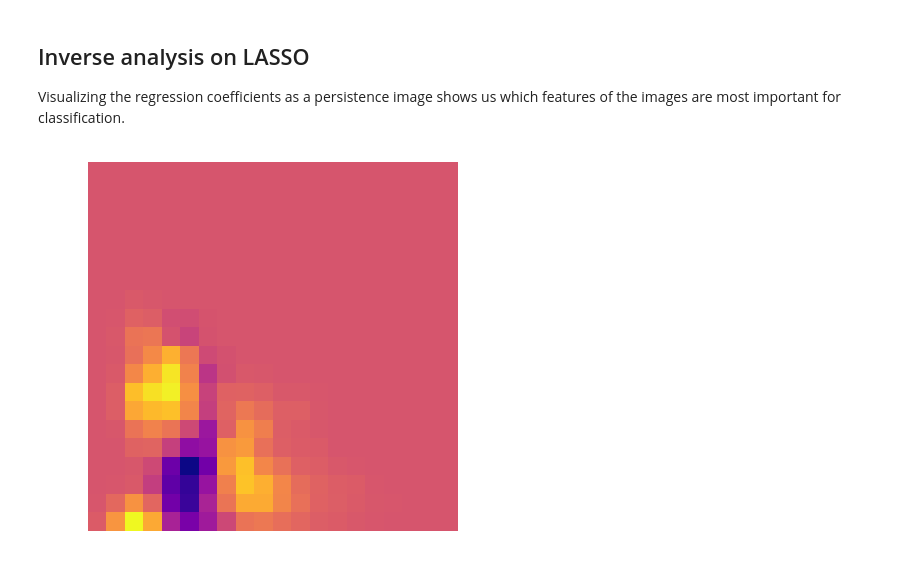
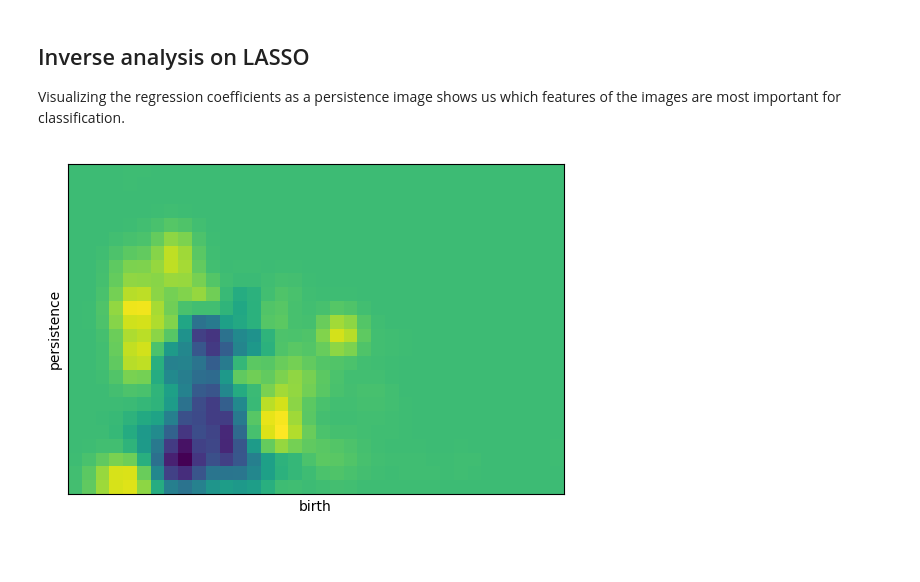
Before and after one commit to scikit-tda/persim, a Jupyter notebook: docs/notebooks/Classification with persistence images.ipynb, the cells around one changed output. Drawn from its saved outputs; the diff is of its cells as text; code cells hidden in the pictures; blank space fills up the shorter version.

```diff
--- a/docs/notebooks/Classification with persistence images.ipynb
+++ b/docs/notebooks/Classification with persistence images.ipynb
@@ -93,0 +90,4 @@ PersImage(pixels=[20, 20], spread=1, specs=None, kernel_type="gaussian", weighti
+# %%
+pimgr = PersistenceImager(pixel_size=1)
+pimgr.fit(diagrams_h1)
+imgs = pimgr.transform(diagrams_h1)
@@ -130,7 +140,7 @@ So these are perfectly descriminative? Seems almost too good to be true. Let's s
 
 Visualizing the regression coefficients as a persistence image shows us which features of the images are most important for classification.
 # %%
-inverse_image = np.copy(lr.coef_).reshape((20,20))
-pim.show(inverse_image)
+inverse_image = np.copy(lr.coef_).reshape(pimgr.resolution)
+pimgr.plot_image(inverse_image)
 # %% [output]
-[figure, old version]
+[figure, new version]
```
Also changed, not shown: parts of 8 cells of this notebook, 4 other files.
